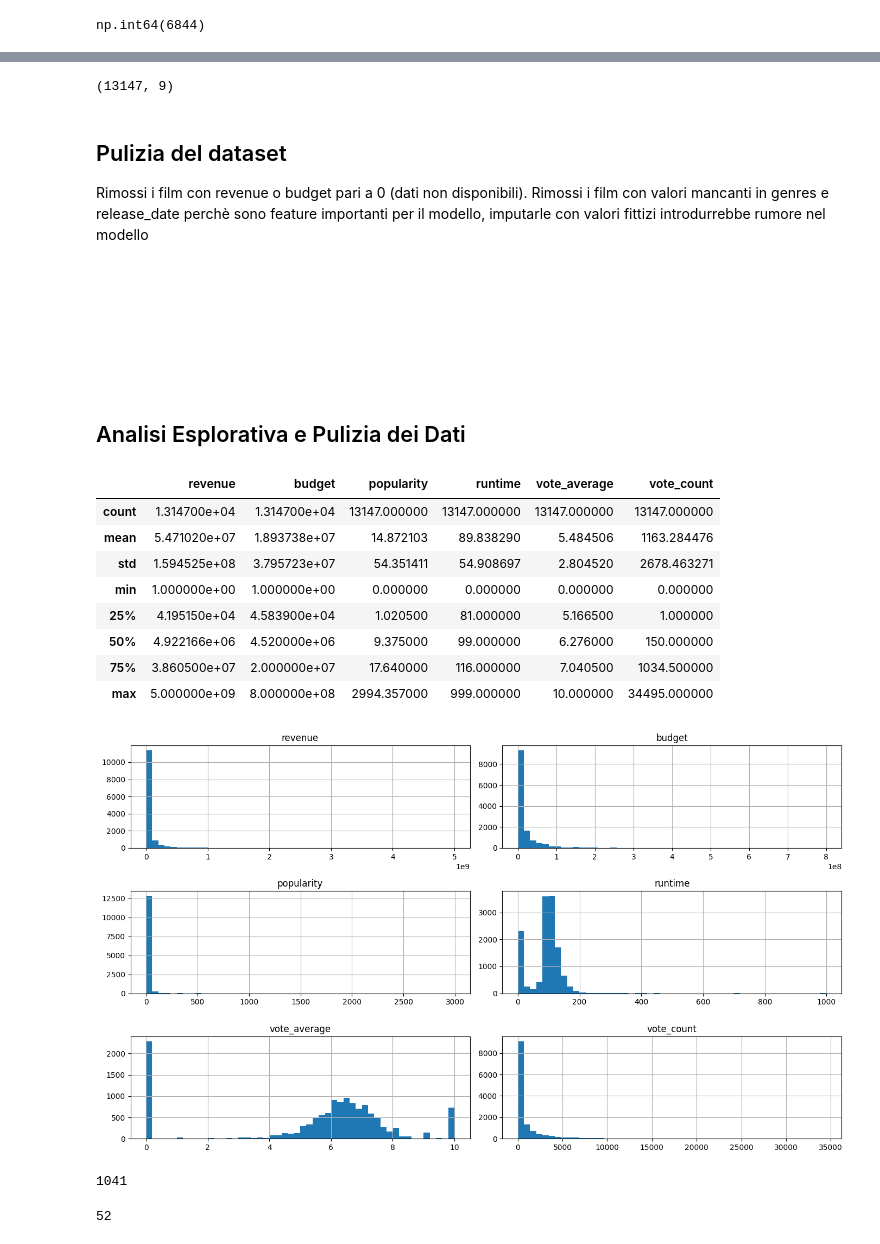
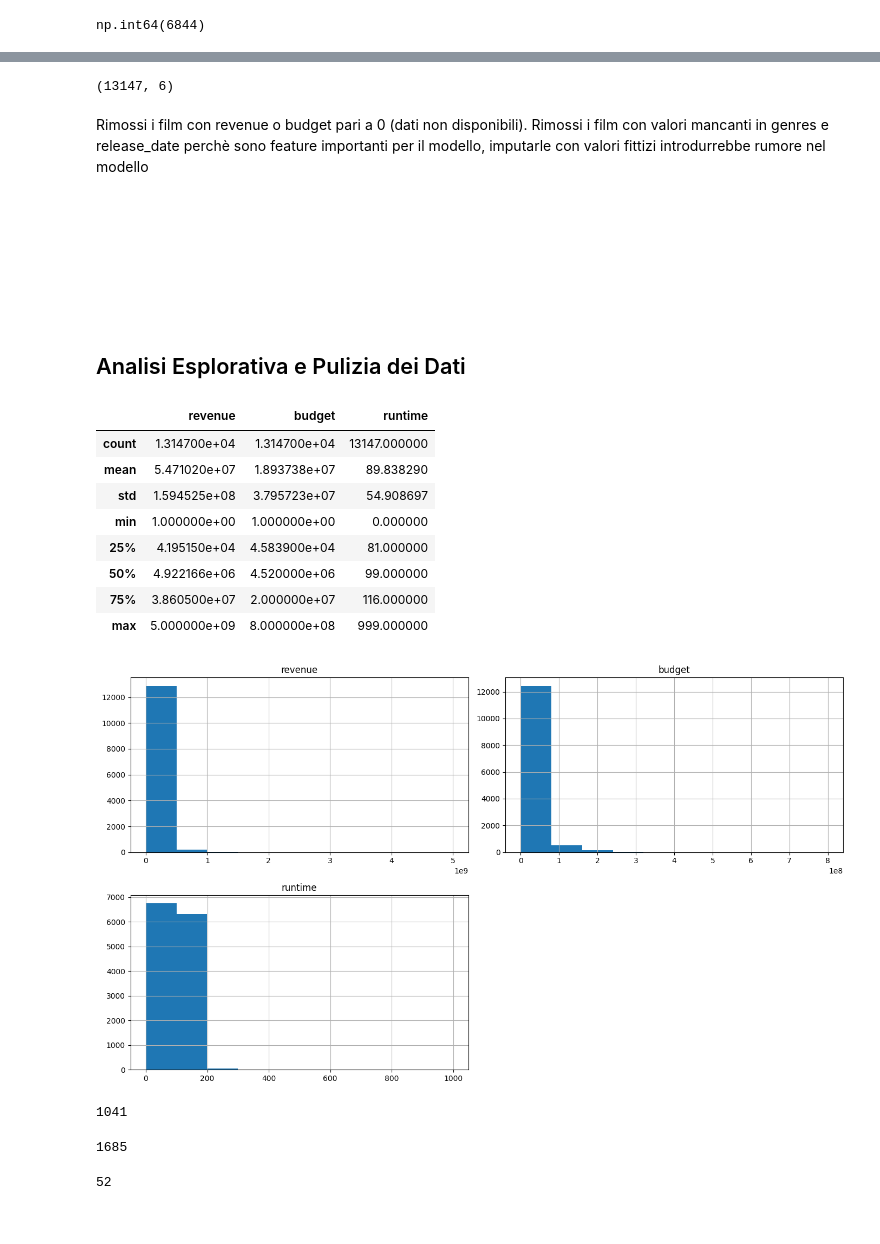
Before and after one commit to StefanoMulas03/Predittore-Incassi-Film, a Jupyter notebook: notebook.ipynb, the cells around one changed output, grey strips where cells are left out. Cells and saved outputs as stored; diff of their text form; code cells hidden in the pictures.

Commit message:
EDA e Data Cleaning | Rimossi vote_average e popularity, aggiornati filtri runtime e percentile

```diff
--- a/notebook.ipynb
+++ b/notebook.ipynb
@@ -48,5 +72,5 @@ Teniamo solo le colonne utili per il modello
 # %%
-cols = ["revenue", "budget", "popularity", "runtime", "vote_average", "vote_count", "genres", "original_language", "release_date"]
+cols = ["revenue", "budget", "runtime", "genres", "original_language", "release_date"]
 df = df[cols]
 df.shape
 # %% [output]
@@ -99,9 +117,8 @@ dtype: int64
 df = df.dropna(subset=["genres", "release_date"])
 df.shape
 # %% [output]
-(13147, 9)
+(13147, 6)
 # %% [markdown]
-## Pulizia del dataset
 Rimossi i film con revenue o budget pari a 0 (dati non disponibili).
 Rimossi i film con valori mancanti in genres e release_date perchè sono feature importanti per il modello,
 imputarle con valori fittizi introdurrebbe rumore nel modello
@@ -113,25 +130,29 @@ imputarle con valori fittizi introdurrebbe rumore nel modello
 # %%
 df.describe()
 # %% [output]
-|  | revenue | budget | popularity | runtime | vote_average | vote_count |
-| count | 1.314700e+04 | 1.314700e+04 | 13147.000000 | 13147.000000 | 13147.000000 | 13147.000000 |
-| mean | 5.471020e+07 | 1.893738e+07 | 14.872103 | 89.838290 | 5.484506 | 1163.284476 |
-| std | 1.594525e+08 | 3.795723e+07 | 54.351411 | 54.908697 | 2.804520 | 2678.463271 |
-| min | 1.000000e+00 | 1.000000e+00 | 0.000000 | 0.000000 | 0.000000 | 0.000000 |
-| 25% | 4.195150e+04 | 4.583900e+04 | 1.020500 | 81.000000 | 5.166500 | 1.000000 |
-| 50% | 4.922166e+06 | 4.520000e+06 | 9.375000 | 99.000000 | 6.276000 | 150.000000 |
-| 75% | 3.860500e+07 | 2.000000e+07 | 17.640000 | 116.000000 | 7.040500 | 1034.500000 |
-| max | 5.000000e+09 | 8.000000e+08 | 2994.357000 | 999.000000 | 10.000000 | 34495.000000 |
+|  | revenue | budget | runtime |
+| count | 1.314700e+04 | 1.314700e+04 | 13147.000000 |
+| mean | 5.471020e+07 | 1.893738e+07 | 89.838290 |
+| std | 1.594525e+08 | 3.795723e+07 | 54.908697 |
+| min | 1.000000e+00 | 1.000000e+00 | 0.000000 |
+| 25% | 4.195150e+04 | 4.583900e+04 | 81.000000 |
+| 50% | 4.922166e+06 | 4.520000e+06 | 99.000000 |
+| 75% | 3.860500e+07 | 2.000000e+07 | 116.000000 |
+| max | 5.000000e+09 | 8.000000e+08 | 999.000000 |
 # %%
-df.hist(bins=50, figsize=(14, 8))
+df.hist(figsize=(14, 8))
 plt.tight_layout()
 plt.show()
 # %% [output]
-[figure, old version]
+[figure, new version]
 # %%
 df[df["runtime"] == 0].shape[0]
 # %% [output]
 1041
+# %%
+df[(df["runtime"] > 0) & (df["runtime"] < 60)].shape[0]
+# %% [output]
+1685
 # %%
 df[df["runtime"] > 240].shape[0]
 # %% [output]
```
Also changed, not shown: parts of 32 cells of this notebook.
